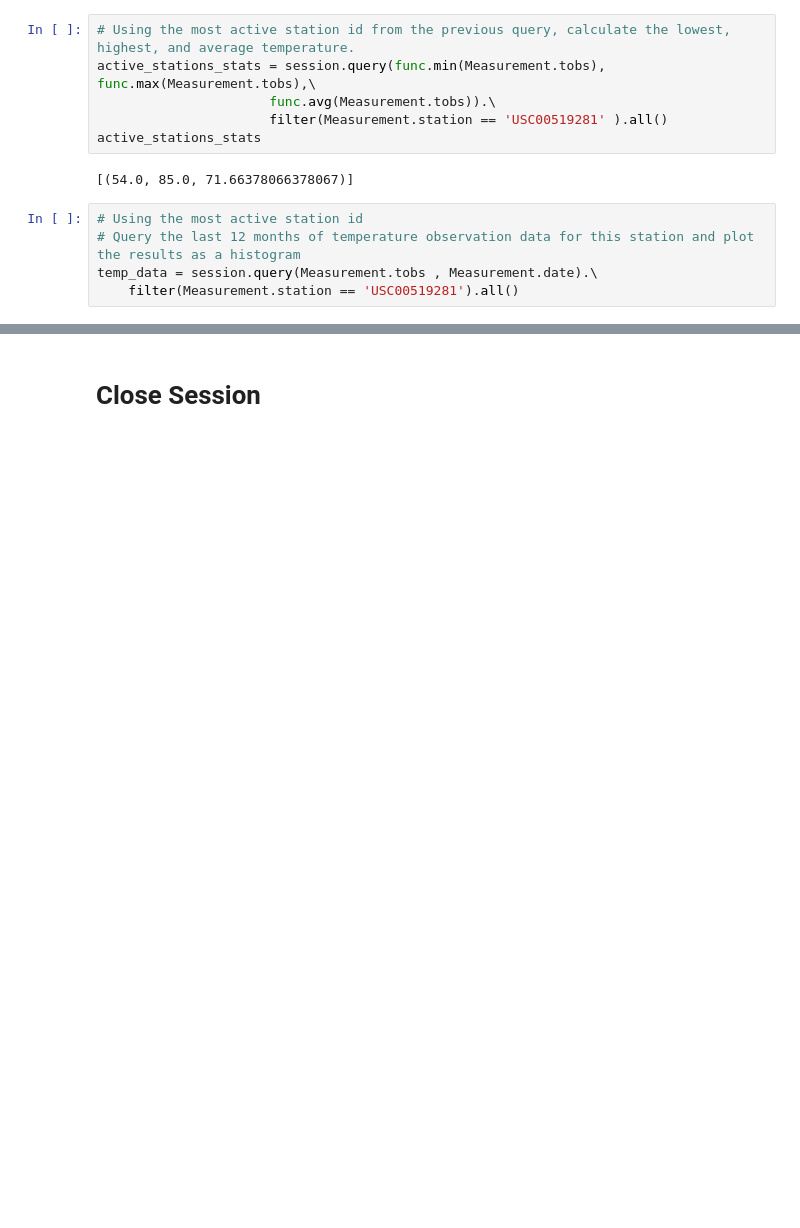
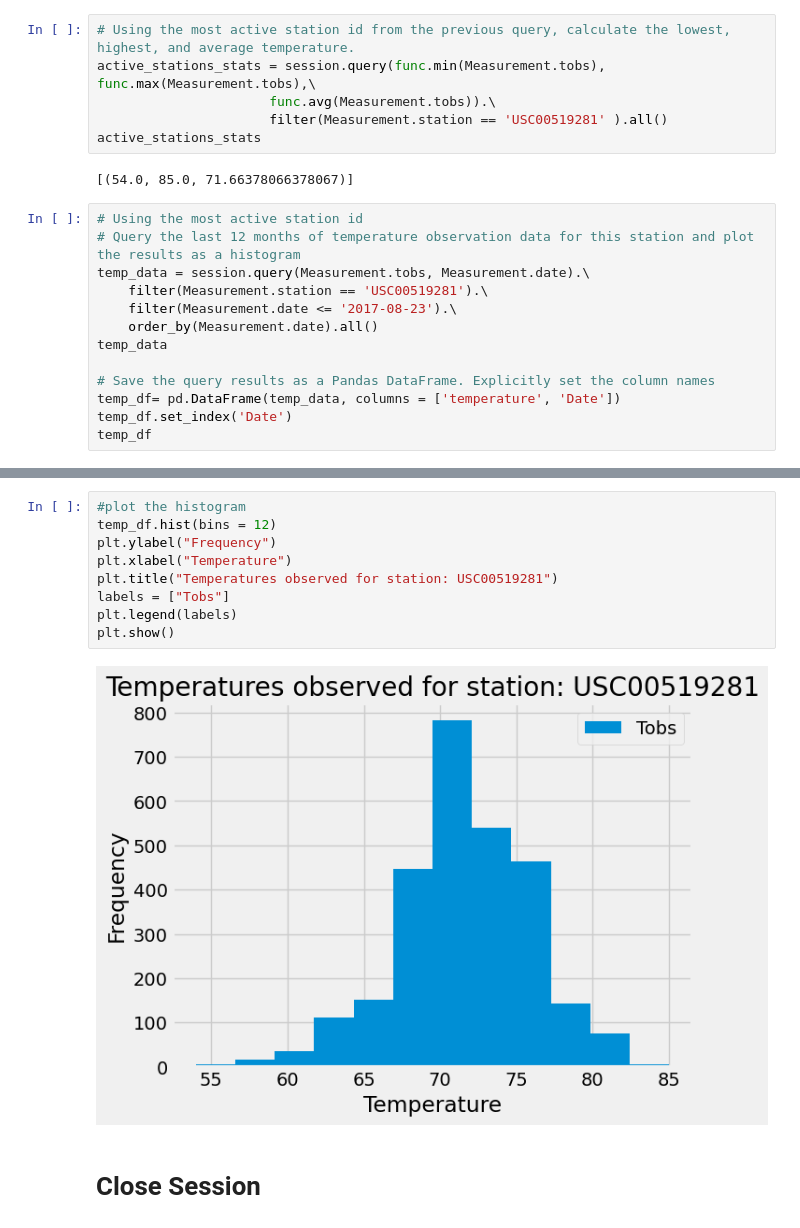
Before and after one commit to Natphipps/sqlalchemy-challenge, a Jupyter notebook: SurfsUp/Starter_Code/climate_starter.ipynb, the cells around one changed output, grey strips where cells are left out. Saved outputs shown, nothing was run; the diff lists cells and outputs as text; blank space fills up the shorter version.

Commit message:
Completed station analysis and started creating the climate app

```diff
--- a/SurfsUp/Starter_Code/climate_starter.ipynb
+++ b/SurfsUp/Starter_Code/climate_starter.ipynb
@@ -127,5 +124,13 @@ active_stations_stats
 # %%
 # Using the most active station id
 # Query the last 12 months of temperature observation data for this station and plot the results as a histogram
-temp_data = session.query(Measurement.tobs , Measurement.date).\
-    filter(Measurement.station == 'USC00519281').all()
+temp_data = session.query(Measurement.tobs, Measurement.date).\
+    filter(Measurement.station == 'USC00519281').\
+    filter(Measurement.date <= '2017-08-23').\
+    order_by(Measurement.date).all()
+temp_data
+
+# Save the query results as a Pandas DataFrame. Explicitly set the column names
+temp_df= pd.DataFrame(temp_data, columns = ['temperature', 'Date'])
+temp_df.set_index('Date')
+temp_df
@@ -132,3 +151,14 @@ temp_data = session.query(Measurement.tobs , Measurement.date).\
+# %%
+#plot the histogram
+temp_df.hist(bins = 12)
+plt.ylabel("Frequency")
+plt.xlabel("Temperature")
+plt.title("Temperatures observed for station: USC00519281")
+labels = ["Tobs"]
+plt.legend(labels)
+plt.show()
+# %% [output]
+[figure, added]
 # %% [markdown]
 # Close Session
 # %%
```
Also changed, not shown: parts of 3 cells of this notebook, 1 other file.
